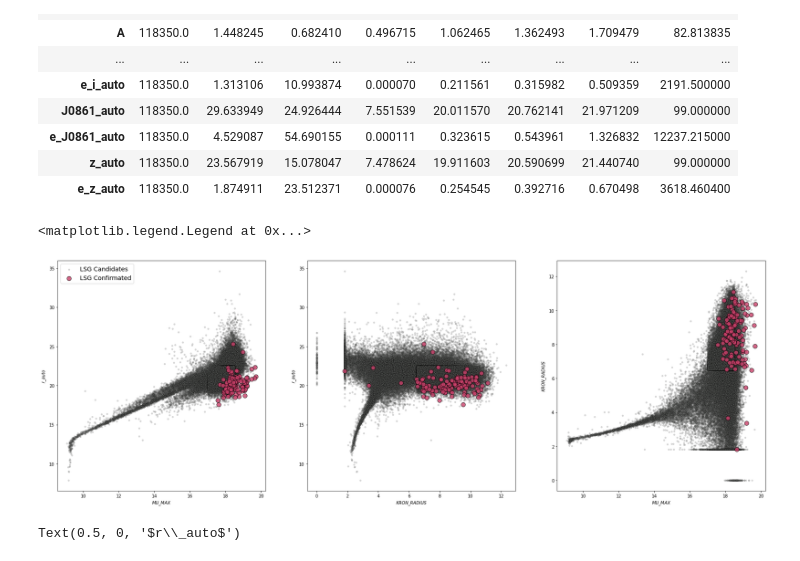
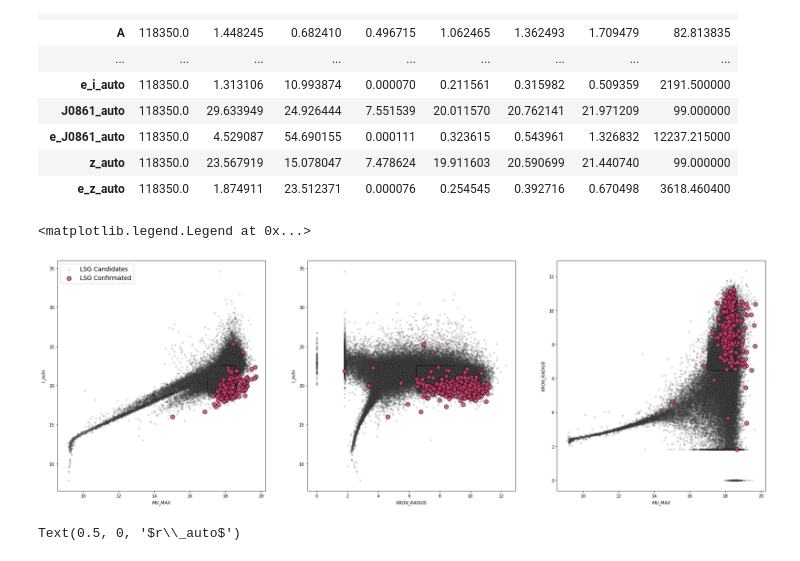
Before and after one commit to AngelGSoto/LSGs-splus, a Jupyter notebook: Analizyn-LSG.ipynb, the cells around one changed output. Cells and saved outputs as stored; diff of their text form; code cells hidden in the pictures.

```diff
--- a/Analizyn-LSG.ipynb
+++ b/Analizyn-LSG.ipynb
@@ -19,3 +19,7 @@ Index(['Field', 'ID', 'RA', 'DEC', 'X', 'Y', 'ISOarea', 'MU_MAX', 'A', 'B',
        'e_F861_PStotal', 's2n_F861_PStotal', 'Z_PStotal', 'e_Z_PStotal',
        's2n_Z_PStotal', 'nDet_magPStotal'],
       dtype='object', length=283)
+# %%
+df_ =  pd.read_csv("LSBs_found_23Fornax_prob08-juliana_allinf.csv")
+print("Number of objects:", len(df_))
+print(df_.columns)
@@ -82,32 +96,35 @@ df_f.describe().transpose()
 # %%
 #fig2, ax2 = plt.subplots(1,1, figsize=(13, 10))
 fig2, (ax2, ax3, ax4) = plt.subplots(1, 3, figsize=(30, 10))
 ax2.scatter(df_f["MU_MAX"], df_f["r_auto"], c=sns.xkcd_rgb['grey'], s=10, edgecolor='black', alpha=0.2, label="LSG Candidates")
 ax2.scatter(df["MU_MAX"], df["R_auto"], c=sns.xkcd_rgb['dark pink'], s=100, edgecolor='black', alpha=0.8, zorder=3, label="LSG Confirmated")
+ax2.scatter(df_["MU_MAX"], df_["r_auto"], c=sns.xkcd_rgb['dark pink'], s=100, edgecolor='black', alpha=0.8, zorder=3)
 ax3.scatter(df_f["KRON_RADIUS"], df_f["r_auto"], c=sns.xkcd_rgb['grey'], s=10, edgecolor='black', alpha=0.2, label="LSG Candidates")
 ax3.scatter(df["KRON_RADIUS"], df["R_auto"], c=sns.xkcd_rgb['dark pink'], s=100, edgecolor='black', alpha=0.8, zorder=3, label="LSG Confirmated")
+ax3.scatter(df_["KRON_RADIUS"], df_["r_auto"], c=sns.xkcd_rgb['dark pink'], s=100, edgecolor='black', alpha=0.8, zorder=3)
 ax4.scatter(df_f["MU_MAX"], df_f["KRON_RADIUS"], c=sns.xkcd_rgb['grey'], s=10, edgecolor='black', alpha=0.2, label="LSG Candidates")
 ax4.scatter(df["MU_MAX"], df["KRON_RADIUS"], c=sns.xkcd_rgb['dark pink'], s=100, edgecolor='black', alpha=0.8, zorder=3, label="LSG Confirmated")
+ax4.scatter(df_["MU_MAX"], df_["KRON_RADIUS"], c=sns.xkcd_rgb['dark pink'], s=100, edgecolor='black', alpha=0.8, zorder=3)
 
 ax2.set(
     #xlim=[17, 20],
     #ylim=[1, 11],
     xlabel=r"$MU\_MAX$",
     ylabel=r"$r\_auto$")
 ax3.set(
     #xlim=[17, 20],
     #ylim=[1, 11],
     xlabel=r"$KRON\_RADIUS$",
     ylabel=r"$r\_auto$")
 ax4.set(
     #xlim=[17, 20],
     #ylim=[1, 11],
     xlabel=r"$MU\_MAX$",
     ylabel=r"$KRON\_RADIUS$")
 ax2.legend(fontsize="x-large", loc="upper left")
 # %% [output]
 <matplotlib.legend.Legend at 0x...>
-[figure, old version]
+[figure, new version]
 # %%
 import seaborn as sns
 from matplotlib import animation
```
Also changed, not shown: parts of 4 cells of this notebook, 2 other files.
